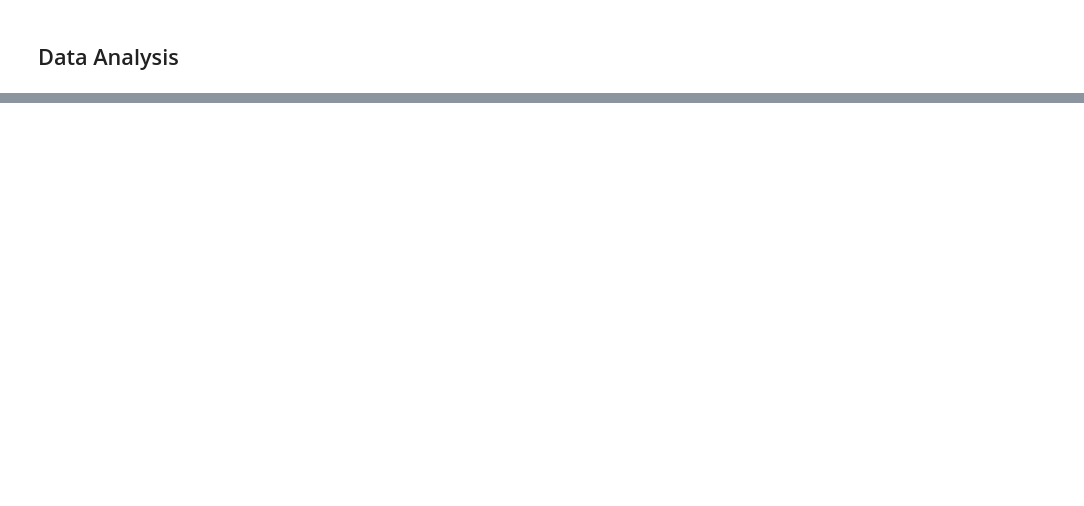
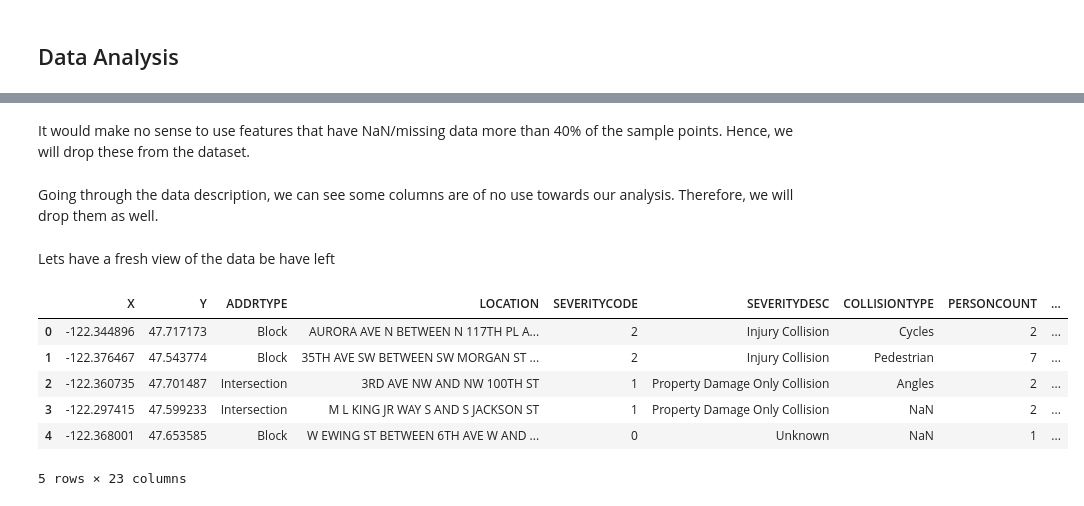
Before and after one commit to RAQDS/Coursera_Capstone, a Jupyter notebook: Coursera Capstone :: Seattle City Accident Warning.ipynb, the cells around one changed output, grey strips where cells are left out. Cells and saved outputs as stored; diff of their text form; code cells hidden in the pictures; blank space fills up the shorter version.

```diff
--- a/Coursera Capstone :: Seattle City Accident Warning.ipynb
+++ b/Coursera Capstone :: Seattle City Accident Warning.ipynb
@@ -205,0 +103,20 @@ dtype: int64
+# %% [markdown]
+It would make no sense to use features that have NaN/missing data more than 40% of the sample points. Hence, we will drop these from the dataset.
+# %%
+DataSet.drop(["PEDROWNOTGRNT", "SPEEDING", "EXCEPTRSNDESC", "INATTENTIONIND", "INTKEY", "EXCEPTRSNCODE", "SDOTCOLNUM"], axis=1, inplace=True)
+# %% [markdown]
+Going through the data description, we can see some columns are of no use towards our analysis. Therefore, we will drop them as well.
+# %%
+DataSet.drop(["OBJECTID", "INCKEY", "COLDETKEY", "REPORTNO", "STATUS", "SDOT_COLCODE", "SDOT_COLDESC", "ST_COLCODE", "ST_COLDESC", "HITPARKEDCAR"], axis=1, inplace=True)
+# %% [markdown]
+Lets have a fresh view of the data be have left
+# %%
+DataSet.head()
+# %% [output]
+|  | X | Y | ADDRTYPE | LOCATION | SEVERITYCODE | SEVERITYDESC | COLLISIONTYPE | PERSONCOUNT | ... |
+| 0 | -122.344896 | 47.717173 | Block | AURORA AVE N BETWEEN N 117TH PL A... | 2 | Injury Collision | Cycles | 2 | ... |
+| 1 | -122.376467 | 47.543774 | Block | 35TH AVE SW BETWEEN SW MORGAN ST ... | 2 | Injury Collision | Pedestrian | 7 | ... |
+| 2 | -122.360735 | 47.701487 | Intersection | 3RD AVE NW AND NW 100TH ST | 1 | Property Damage Only Collision | Angles | 2 | ... |
+| 3 | -122.297415 | 47.599233 | Intersection | M L KING JR WAY S AND S JACKSON ST | 1 | Property Damage Only Collision | NaN | 2 | ... |
+| 4 | -122.368001 | 47.653585 | Block | W EWING ST BETWEEN 6TH AVE W AND ... | 0 | Unknown | NaN | 1 | ... |
+5 rows × 23 columns
```
Also changed, not shown: parts of 83 cells of this notebook.
